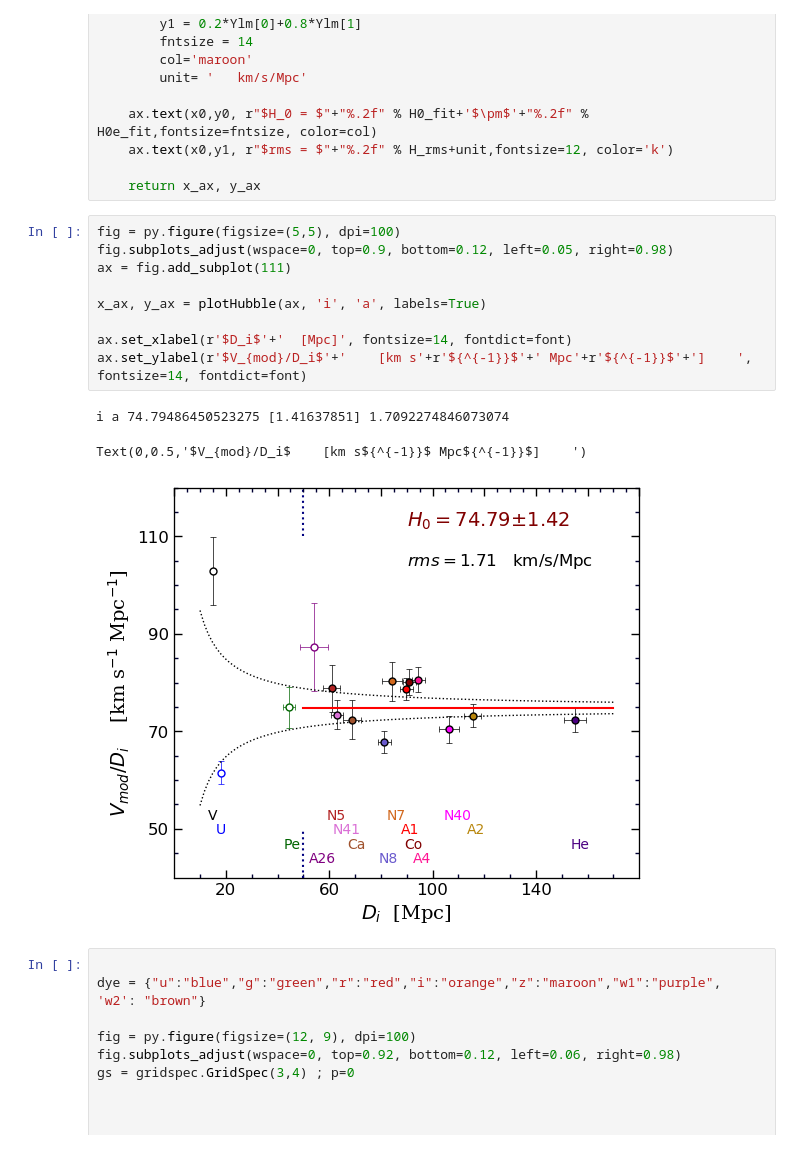
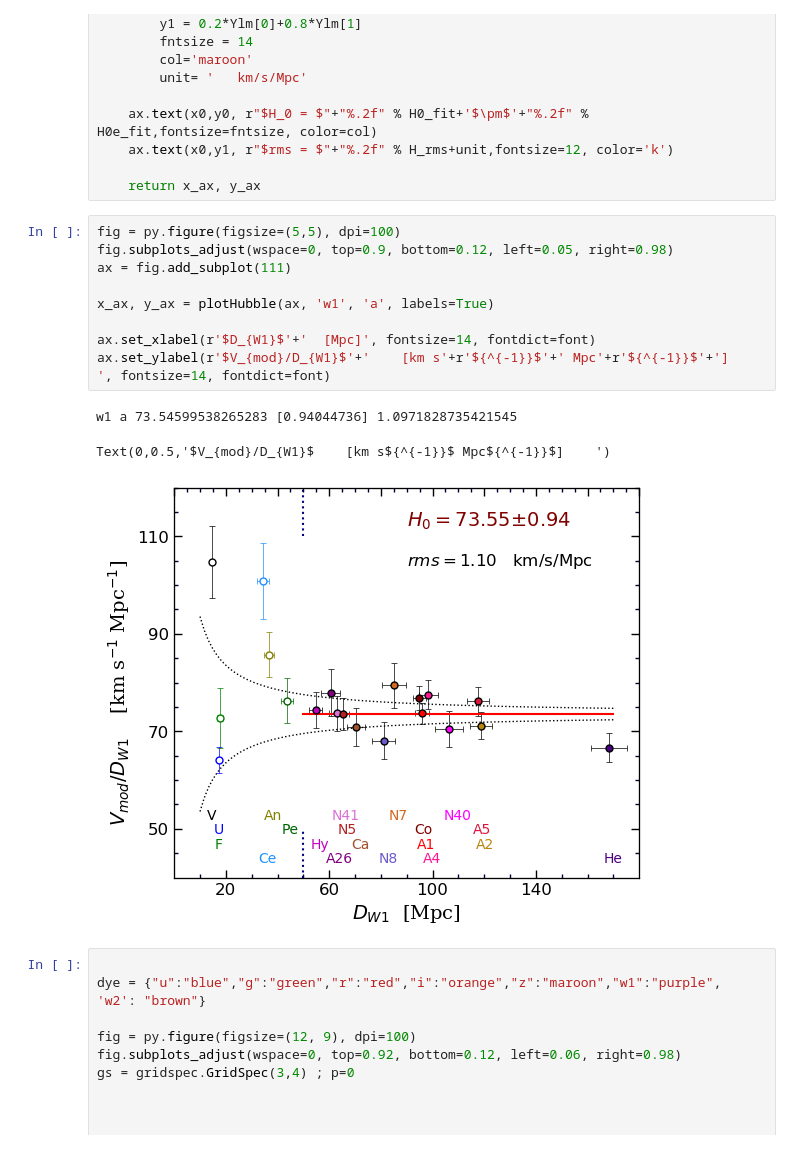
Before and after one commit to ekourkchi/TFcalibrators, a Jupyter notebook: TF_apply_cluster_bias.ipynb, the cells around one changed output. Drawn from its saved outputs; the diff is of its cells as text.

```diff
--- a/TF_apply_cluster_bias.ipynb
+++ b/TF_apply_cluster_bias.ipynb
@@ -1072,16 +1072,16 @@ def plotHubble(ax, band, param, Dlim = 50, labels=False):
 # %%
 fig = py.figure(figsize=(5,5), dpi=100)
 fig.subplots_adjust(wspace=0, top=0.9, bottom=0.12, left=0.05, right=0.98)
 ax = fig.add_subplot(111)
 
-x_ax, y_ax = plotHubble(ax, 'i', 'a', labels=True)
+x_ax, y_ax = plotHubble(ax, 'w1', 'a', labels=True)
 
-ax.set_xlabel(r'$D_i$'+'  [Mpc]', fontsize=14, fontdict=font)
-ax.set_ylabel(r'$V_{mod}/D_i$'+'    [km s'+r'${^{-1}}$'+' Mpc'+r'${^{-1}}$'+']    ', fontsize=14, fontdict=font)
+ax.set_xlabel(r'$D_{W1}$'+'  [Mpc]', fontsize=14, fontdict=font)
+ax.set_ylabel(r'$V_{mod}/D_{W1}$'+'    [km s'+r'${^{-1}}$'+' Mpc'+r'${^{-1}}$'+']    ', fontsize=14, fontdict=font)
 # %% [output]
-i a 74.79486450523275 [1.41637851] 1.7092274846073074
+w1 a 73.54599538265283 [0.94044736] 1.0971828735421545
-Text(0,0.5,'$V_{mod}/D_i$    [km s${^{-1}}$ Mpc${^{-1}}$]    ')
+Text(0,0.5,'$V_{mod}/D_{W1}$    [km s${^{-1}}$ Mpc${^{-1}}$]    ')
-[figure, old version]
+[figure, new version]
 # %%
 
 dye = {"u":"blue","g":"green","r":"red","i":"orange","z":"maroon","w1":"purple", 'w2': "brown"}
```
Also changed, not shown: 3 other files.
